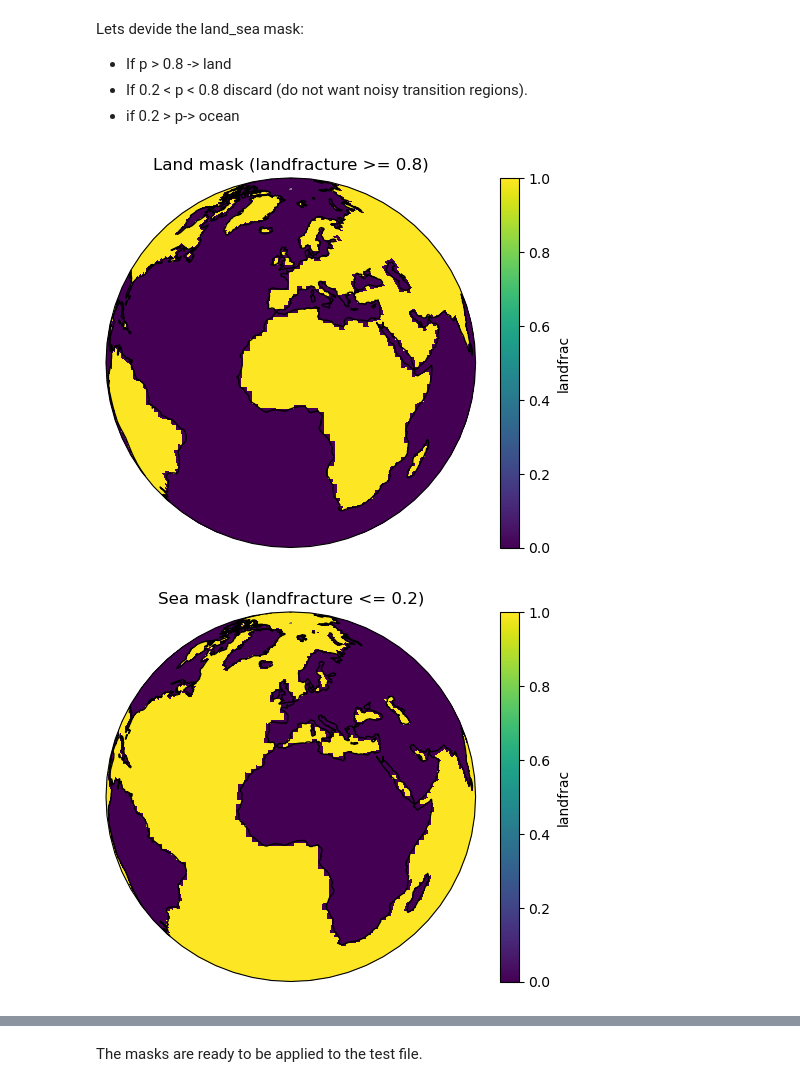
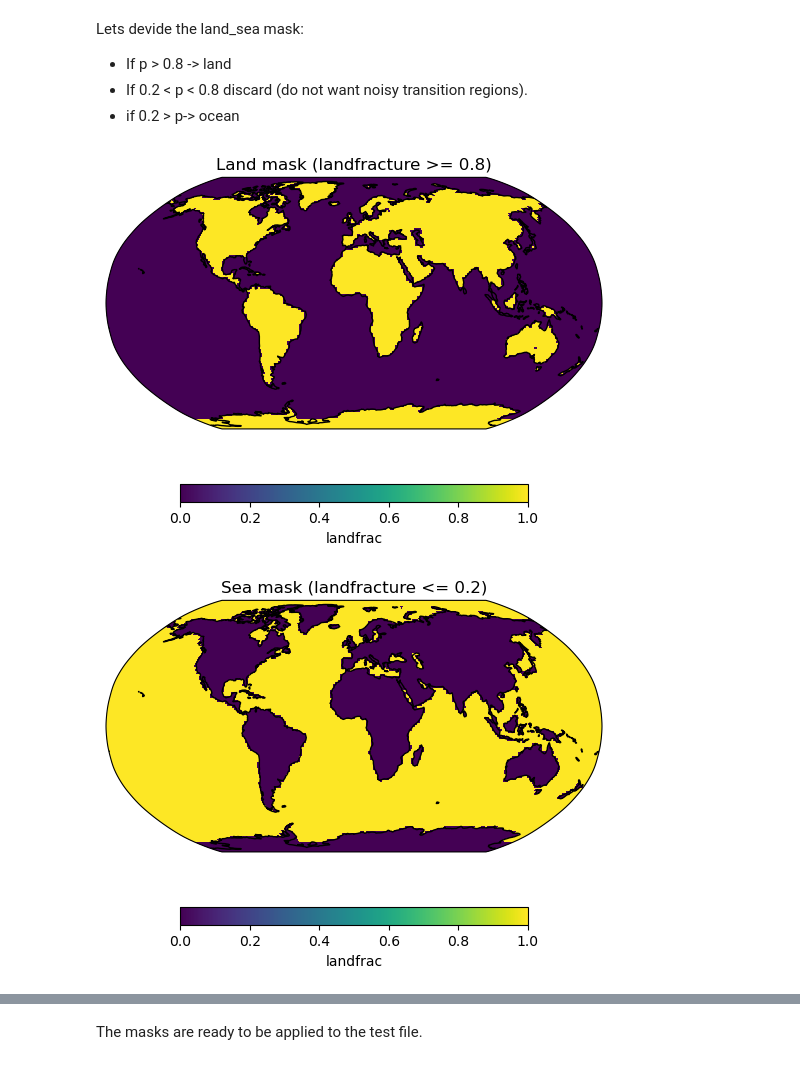
Before and after one commit to Johannesfjeldsaa/Masterthesis_S23, a Jupyter notebook: 01 - Test land-sea masking.ipynb, the cells around one changed output, grey strips where cells are left out. Saved outputs shown, nothing was run; the diff lists cells and outputs as text; code cells hidden in the pictures.

```diff
--- a/01 - Test land-sea masking.ipynb
+++ b/01 - Test land-sea masking.ipynb
@@ -111,4 +131,5 @@ land_sea_mask = file_handler.read_netcdf_to_xr(''.join([path_altered_masks, 'lan
 # %%
+
 def plot_on_map(data,
                 center_lon=0, center_lat=20,
                 cmap='viridis',
@@ -116,8 +137,6 @@ def plot_on_map(data,
                 v_min=None,
                 v_max=None):
     """
-    Plot data on a folded-out map.
-
     Parameters:
     - data (xr.DataArray): The data to be plotted. Horizontal 2D data at a single time step.
     - center_lat (float): The latitude for the center of the plot.
@@ -129,13 +148,15 @@ def plot_on_map(data,
     """
 
     p = data.plot(
-        subplot_kws=dict(projection=ccrs.PlateCarree(central_longitude=center_lon), facecolor="gray"),
+        subplot_kws=dict(projection=ccrs.Robinson(central_longitude=center_lon), facecolor="gray"),
         transform=ccrs.PlateCarree(),
         cmap=cmap,
         vmin=v_min,
-        vmax=v_max
+        vmax=v_max,
+        cbar_kwargs={"orientation": "horizontal", "shrink": 0.7},
+        robust=True
     )
-    p.axes.set_extent([-180, 180, -90, 90], crs=ccrs.PlateCarree())
+    p.axes.set_global()
     p.axes.coastlines()
 
     if title is None:
@@ -159,21 +182,21 @@ Lets devide the land_sea mask:
 # %%
 land_mask = land_sea_mask.where(land_sea_mask >= 0.8).notnull()
 file_handler.save_dataset_to_netcdf(land_mask, 'land_mask_ACCESS-ESM1-5.nc', '/nird/home/johannef/Masterthesis_S23 DataFiles/masks')
-plot_on_globe(land_mask.landfrac, title='Land mask (landfracture >= 0.8)',
+plot_on_map(land_mask.landfrac, title='Land mask (landfracture >= 0.8)',
               v_min=0,
               v_max=1)
 
 sea_mask = land_sea_mask.where(land_sea_mask <= 0.2).notnull()
 file_handler.save_dataset_to_netcdf(sea_mask, 'sea_mask_ACCESS-ESM1-5.nc', '/nird/home/johannef/Masterthesis_S23 DataFiles/masks')
-plot_on_globe(sea_mask.landfrac, title='Sea mask (landfracture <= 0.2)',
+plot_on_map(sea_mask.landfrac, title='Sea mask (landfracture <= 0.2)',
               v_min=0,
               v_max=1)
 
 ommitted = land_sea_mask.where(land_sea_mask > 0.2)
 ommitted = ommitted.where(ommitted < 0.8)
-plot_on_globe(ommitted.landfrac, title='Ommitted (0.2 < landfracture < 0.8)',
+plot_on_map(ommitted.landfrac, title='Ommitted (0.2 < landfracture < 0.8)',
               v_min=0,
               v_max=1)
 # %% [output]
-[figure, old version]
+[figure, new version]
-[figure, old version]
+[figure, new version]
```
Also changed, not shown: parts of 10 cells of this notebook, 1 other file.
